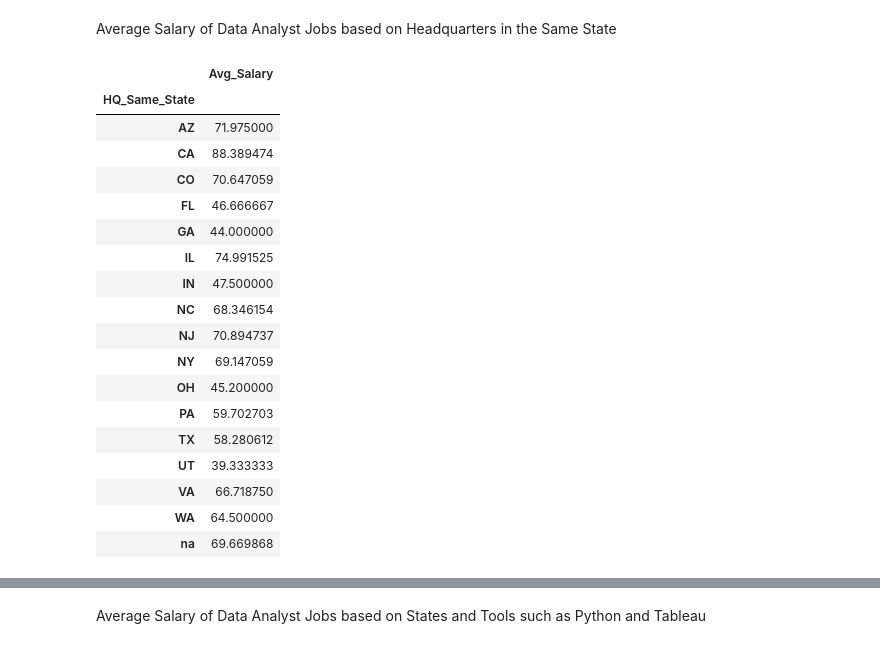
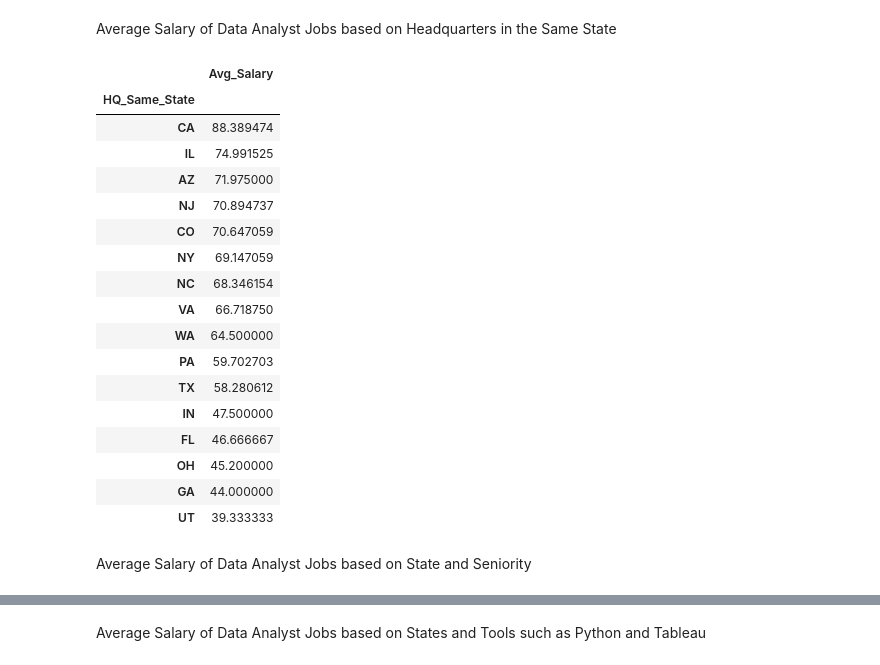
Before and after one commit to diazridzky/Data-Analyst-Job, a Jupyter notebook: Data Exploring.ipynb, the cells around one changed output, grey strips where cells are left out. Saved outputs shown, nothing was run; the diff lists cells and outputs as text; code cells hidden in the pictures.

```diff
--- a/Data Exploring.ipynb
+++ b/Data Exploring.ipynb
@@ -252,24 +254,25 @@ pd.pivot_table(clean, index=['Job_State', 'Job_Seniority'], values='Avg_Salary')
 # %% [markdown]
 Average Salary of Data Analyst Jobs based on Headquarters in the Same State
 # %%
-pd.pivot_table(clean, index='HQ_Same_State', values='Avg_Salary')
+pd.pivot_table(clean, index='HQ_Same_State', values='Avg_Salary').sort_values('Avg_Salary', ascending = False).drop('na')
 # %% [output]
 |  | Avg_Salary |
 | HQ_Same_State |  |
+| CA | 88.389474 |
+| IL | 74.991525 |
 | AZ | 71.975000 |
-| CA | 88.389474 |
+| NJ | 70.894737 |
 | CO | 70.647059 |
-| FL | 46.666667 |
-| GA | 44.000000 |
-| IL | 74.991525 |
-| IN | 47.500000 |
+| NY | 69.147059 |
 | NC | 68.346154 |
-| NJ | 70.894737 |
-| NY | 69.147059 |
-| OH | 45.200000 |
+| VA | 66.718750 |
+| WA | 64.500000 |
 | PA | 59.702703 |
 | TX | 58.280612 |
+| IN | 47.500000 |
+| FL | 46.666667 |
+| OH | 45.200000 |
+| GA | 44.000000 |
 | UT | 39.333333 |
-| VA | 66.718750 |
-| WA | 64.500000 |
-| na | 69.669868 |
+# %% [markdown]
+Average Salary of Data Analyst Jobs based on State and Seniority
```
Also changed, not shown: parts of 17 cells of this notebook.
